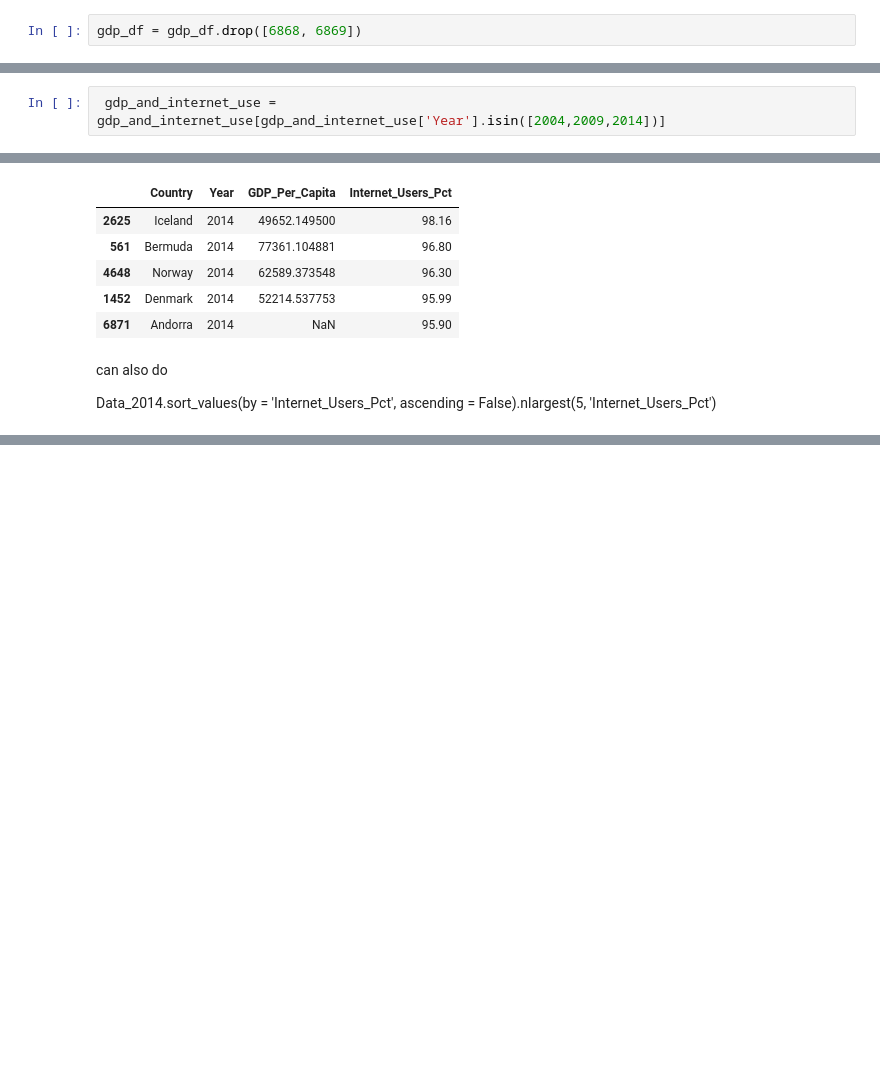
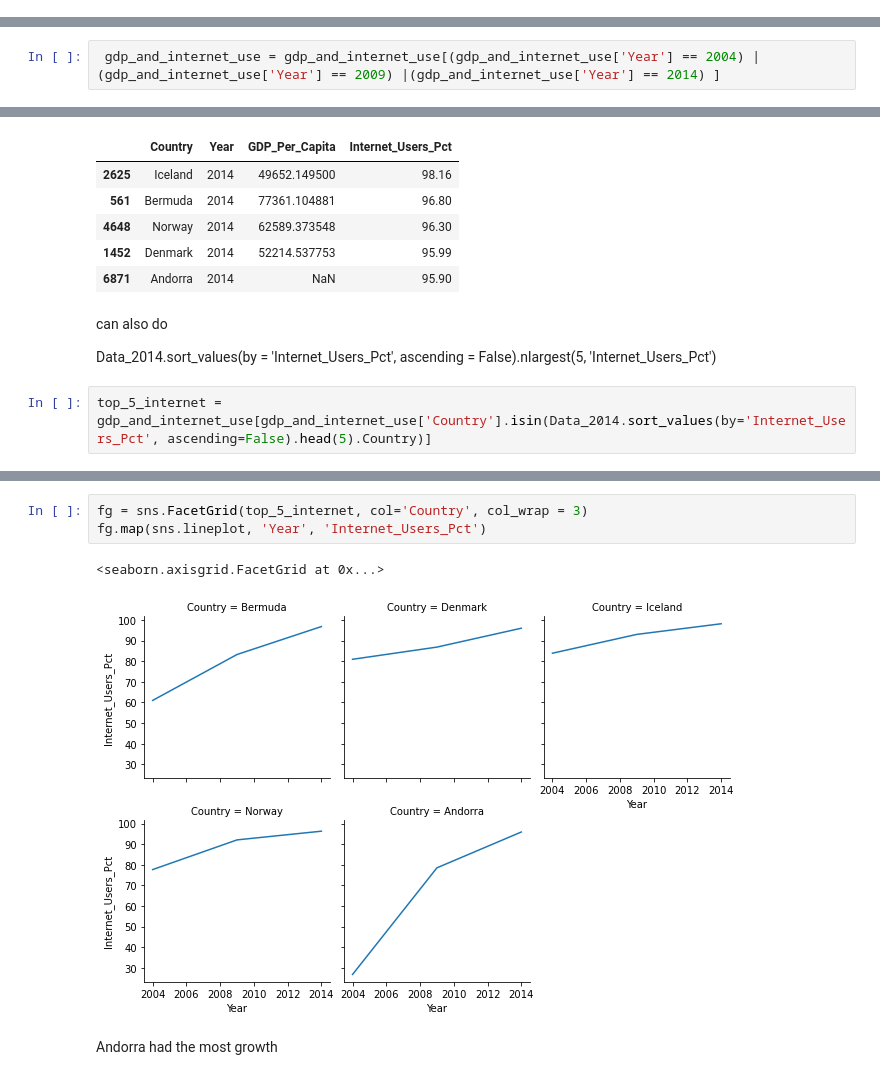
Before and after one commit to SudeepGhantasala/gdp_-and_internet-SudeepGhantasala, a Jupyter notebook: UN_project.ipynb, the cells around one changed output, grey strips where cells are left out. Drawn from its saved outputs; the diff is of its cells as text; blank space fills up the shorter version.

```diff
--- a/UN_project.ipynb
+++ b/UN_project.ipynb
@@ -87,8 +87,6 @@ internet_df.tail(11)
 | 4494 | Zimbabwe | 1990 | 0.000000 | NaN |
 # %%
 gpop = gdp_df.pop('Value Footnotes')
-# %%
-gdp_df = gdp_df.drop([6868, 6869])
 # %%
 gdp_df
 # %% [output]
@@ -209,7 +209,7 @@ gdp_and_internet_use.tail(5)
 | 7903 | Yemen | 1996 | NaN | 0.000621 |
 | 7904 | Yemen | 1990 | NaN | 0.000000 |
 # %%
- gdp_and_internet_use = gdp_and_internet_use[gdp_and_internet_use['Year'].isin([2004,2009,2014])]
+ gdp_and_internet_use = gdp_and_internet_use[(gdp_and_internet_use['Year'] == 2004) |(gdp_and_internet_use['Year'] == 2009) |(gdp_and_internet_use['Year'] == 2014) ]
 # %%
 gdp_and_internet_use
 # %% [output]
@@ -398,3 +398,5 @@ Data_2014.nlargest(5, 'Internet_Users_Pct')
 can also do
 
 Data_2014.sort_values(by = 'Internet_Users_Pct', ascending = False).nlargest(5, 'Internet_Users_Pct')
+# %%
+top_5_internet = gdp_and_internet_use[gdp_and_internet_use['Country'].isin(Data_2014.sort_values(by='Internet_Users_Pct', ascending=False).head(5).Country)]
@@ -400,0 +422,8 @@ Data_2014.sort_values(by = 'Internet_Users_Pct', ascending = False).nlargest(5,
+# %%
+fg = sns.FacetGrid(top_5_internet, col='Country', col_wrap = 3)
+fg.map(sns.lineplot, 'Year', 'Internet_Users_Pct')
+# %% [output]
+<seaborn.axisgrid.FacetGrid at 0x...>
+[figure, added]
+# %% [markdown]
+Andorra had the most growth
```
Also changed, not shown: parts of 27 cells of this notebook.
